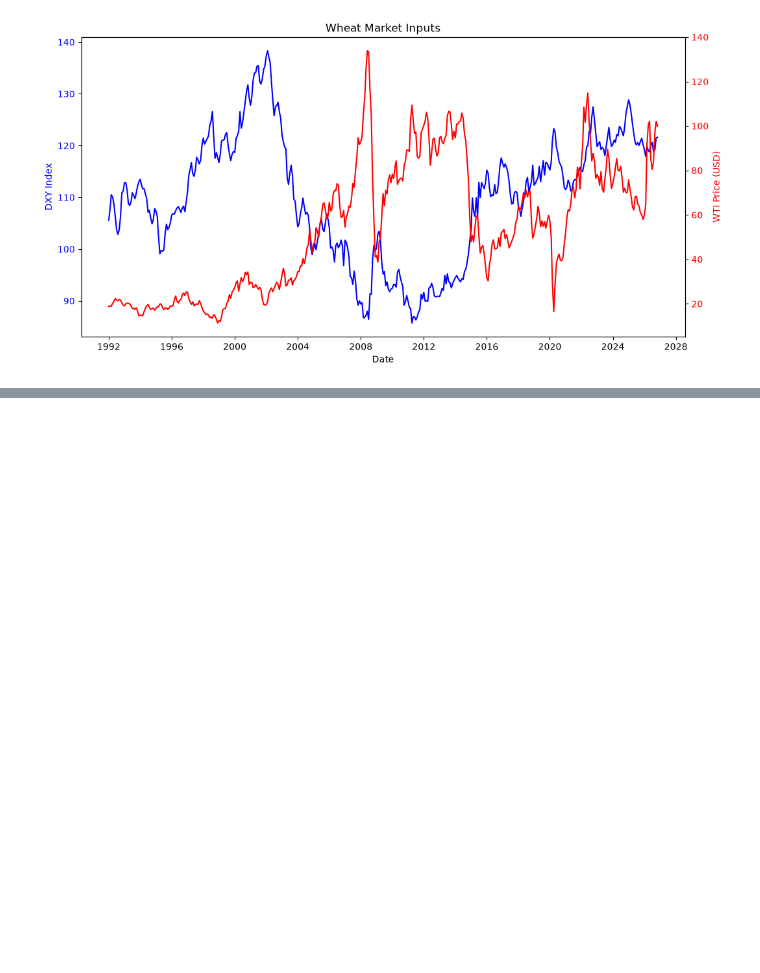
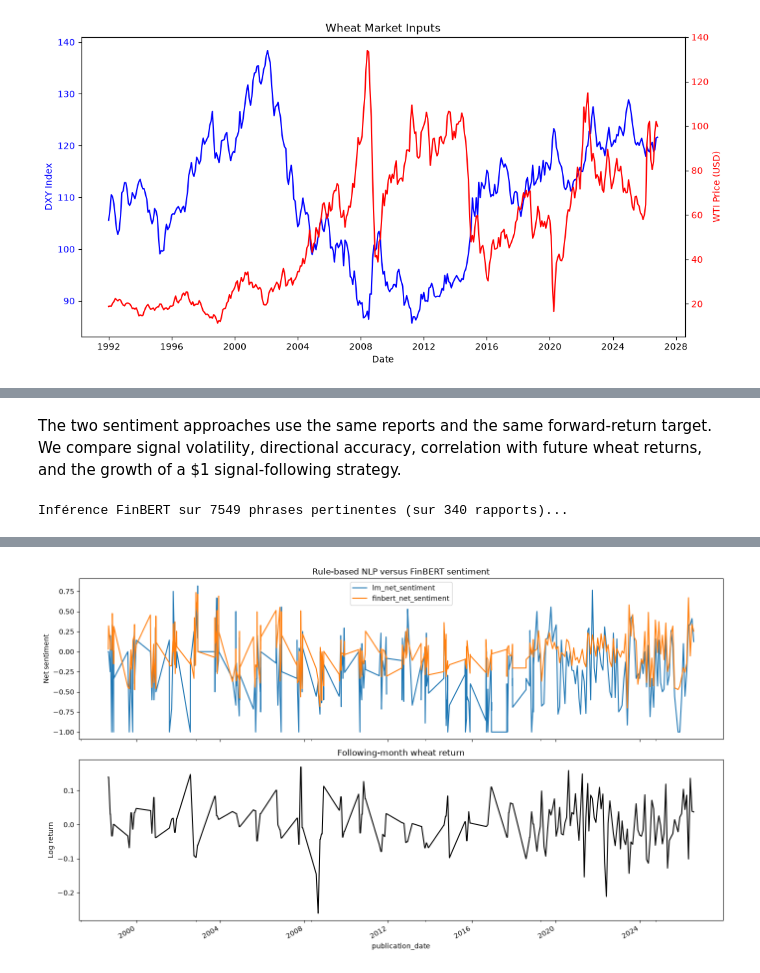
Before and after one commit to nathsdm/ML-for-portfolio, a Jupyter notebook: Wheat_Data.ipynb, the cells around one changed output, grey strips where cells are left out. Saved outputs shown, nothing was run; the diff lists cells and outputs as text; code cells hidden in the pictures; blank space fills up the shorter version.

```diff
--- a/Wheat_Data.ipynb
+++ b/Wheat_Data.ipynb
@@ -3,18 +26,10 @@
 # %%
-from datetime import datetime, timezone
-
-import matplotlib.pyplot as plt
-import numpy as np
-import pandas as pd
-import requests
-
 IMF_WHEAT_URL = (
     "https://api.imf.org/external/sdmx/3.0/data/dataflow/IMF.RES/PCPS/9.0.0/"
-    "*.PWHEAMT.USD.M?c%5BTIME_PERIOD%5D=ge:1956-12-31+le:2026-09-30"
+    "*.PWHEAMT.USD.M?c%5BTIME_PERIOD%5D=ge:1956-12-31le:2026-09-30"
     "&attributes=all&detail=full&includeHistory=true&limit=100"
 )
 
-retrieved_at = datetime.now(timezone.utc).isoformat()
 response = requests.get(
     IMF_WHEAT_URL,
     headers={"Accept": "application/vnd.sdmx.data+json;version=2.0.0"},
@@ -22,6 +37,5 @@ response = requests.get(
 )
 response.raise_for_status()
 imf_payload = response.json()
-print(f"Retrieved at: {retrieved_at}")
 print(f"HTTP status: {response.status_code}")
 # %% [output]
@@ -705,0 +782,66 @@ plt.show()
+# %% [markdown]
+The two sentiment approaches use the same reports and the same forward-return target. We compare signal volatility, directional accuracy, correlation with future wheat returns, and the growth of a $1 signal-following strategy.
+# %%
+# Compare rule-based NLP with transformer language-model sentiment
+# FinBERT is a pretrained transformer classifier, not a generative chat LLM.
+comparison = df[["filename", "wheat_narrative", "lm_net_sentiment"]].copy()
+comparison.index = pd.to_datetime(comparison.index)
+comparison = comparison.rename_axis("publication_date").sort_index()
+
+finbert_scores = compute_finbert_sentiment_v2(
+    comparison["wheat_narrative"].fillna("").tolist(),
+    batch_size=16,
+)
+if len(finbert_scores) != len(comparison) or pd.Series(finbert_scores).isna().any():
+    raise RuntimeError(
+        "FinBERT comparison could not be completed. Install transformers and torch "
+        "and ensure the ProsusAI/finbert model is available."
+    )
+comparison["finbert_net_sentiment"] = finbert_scores
+
+# Align both signals with the following month's wheat return.
+wheat_monthly = wheat[["date", "wheat_price_usd"]].copy().set_index("date").sort_index()
+wheat_monthly["next_month_return"] = np.log(
+    wheat_monthly["wheat_price_usd"].shift(-1) / wheat_monthly["wheat_price_usd"]
+)
+comparison["month"] = comparison.index.to_period("M").to_timestamp()
+comparison = comparison.reset_index().merge(
+    wheat_monthly[["next_month_return"]].rename_axis("month").reset_index(),
+    on="month",
+    how="left",
+).set_index("publication_date")
+comparison = comparison.dropna(subset=["next_month_return"])
+
+comparison["direction_agreement"] = (
+    np.sign(comparison["lm_net_sentiment"])
+    == np.sign(comparison["finbert_net_sentiment"])
+)
+metrics = pd.DataFrame({
+    "Rule-based NLP": {
+        "Mean signal": comparison["lm_net_sentiment"].mean(),
+        "Signal volatility": comparison["lm_net_sentiment"].std(ddof=1),
+        "Correlation with next wheat return": comparison[["lm_net_sentiment", "next_month_return"]].corr().iloc[0, 1],
+        "Directional accuracy": (np.sign(comparison["lm_net_sentiment"]) == np.sign(comparison["next_month_return"])).mean(),
+    },
+    "FinBERT transformer": {
+        "Mean signal": comparison["finbert_net_sentiment"].mean(),
+        "Signal volatility": comparison["finbert_net_sentiment"].std(ddof=1),
+        "Correlation with next wheat return": comparison[["finbert_net_sentiment", "next_month_return"]].corr().iloc[0, 1],
+        "Directional accuracy": (np.sign(comparison["finbert_net_sentiment"]) == np.sign(comparison["next_month_return"])).mean(),
+    }
+}).T
+print("Sentiment-method comparison:")
+print(metrics.round(4))
+print(f"Signal direction agreement: {comparison['direction_agreement'].mean():.1%}")
+
+fig, axes = plt.subplots(2, 1, figsize=(14, 8), sharex=True)
+comparison[["lm_net_sentiment", "finbert_net_sentiment"]].plot(ax=axes[0])
+axes[0].set_title("Rule-based NLP versus FinBERT sentiment")
+axes[0].set_ylabel("Net sentiment")
+comparison["next_month_return"].plot(ax=axes[1], color="black")
+axes[1].set_title("Following-month wheat return")
+axes[1].set_ylabel("Log return")
+plt.tight_layout()
+plt.show()
+# %% [output]
+Inférence FinBERT sur 7549 phrases pertinentes (sur 340 rapports)...
@@ -705,0 +857 @@ plt.show()
+[figure, added]
```
Also changed, not shown: parts of 26 cells of this notebook, 3 other files.
